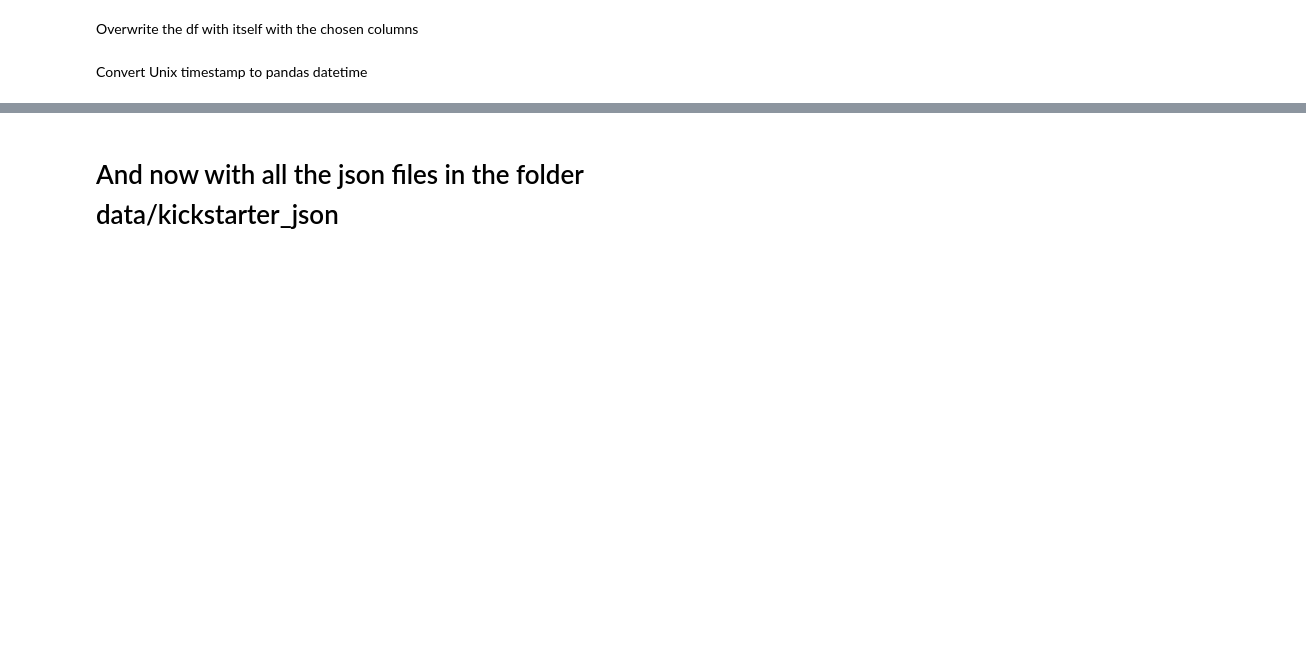
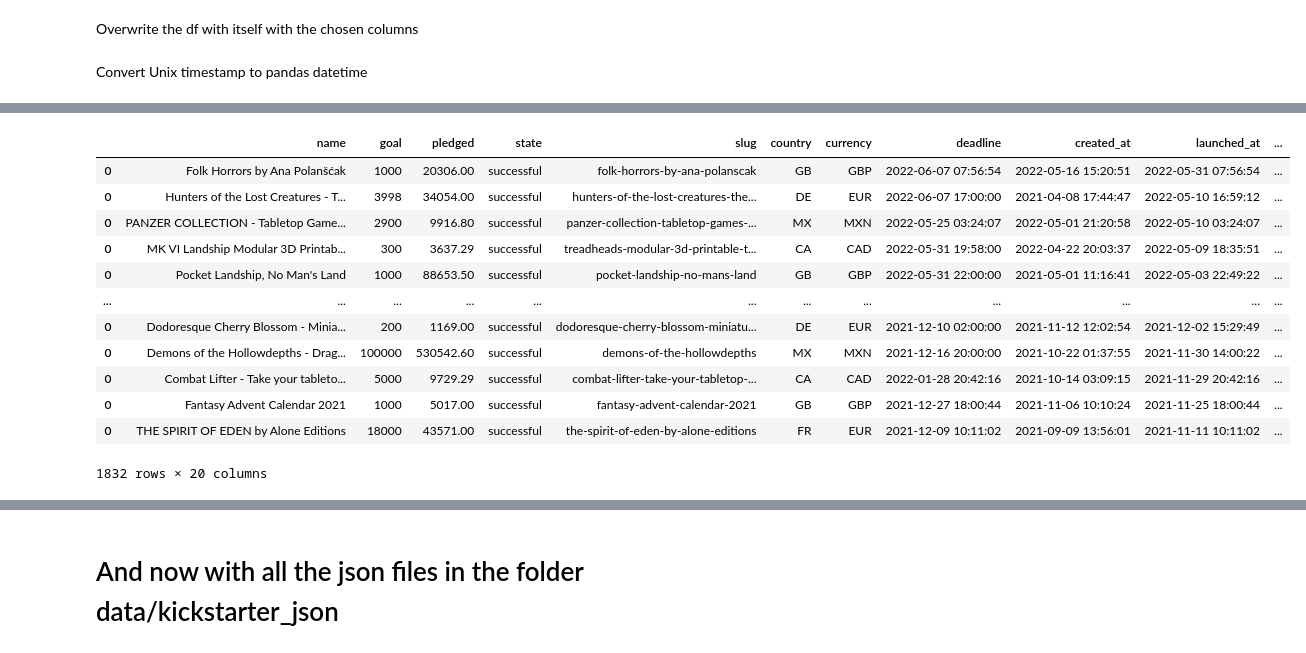
Before and after one commit to Daily-Lama-Capstone/Daily-Lama-Capstone, a Jupyter notebook: kickstarter_json_Christopher.ipynb, the cells around one changed output, grey strips where cells are left out. Cells and saved outputs as stored; diff of their text form; code cells hidden in the pictures; blank space fills up the shorter version.

```diff
--- a/kickstarter_json_Christopher.ipynb
+++ b/kickstarter_json_Christopher.ipynb
@@ -38,7 +42,7 @@ List of Columns to keep
 # %%
 columns_to_keep = cjf.columns_to_keep
 # %%
-columns_to_keep[0] = 'game_name'
+columns_to_keep[0] = 'name'
 # %%
 columns_to_keep
 # %% [output]
@@ -66,0 +117,20 @@ df = cjf.unix_to_datetime(df)
+# %%
+df.usd_pledged = df.usd_pledged.astype(float)
+# %%
+mask = df["fx_rate"] != df["usd_exchange_rate"]
+df.loc[mask,'usd_pledged'] / df.loc[mask,"pledged"]
+#df["checkor"] = df.usd_pledged / df.pledged
+# %% [output]
+|  | name | goal | pledged | state | slug | country | currency | deadline | created_at | launched_at | ... |
+| 0 | Folk Horrors by Ana Polanšćak | 1000 | 20306.00 | successful | folk-horrors-by-ana-polanscak | GB | GBP | 2022-06-07 07:56:54 | 2022-05-16 15:20:51 | 2022-05-31 07:56:54 | ... |
+| 0 | Hunters of the Lost Creatures - T... | 3998 | 34054.00 | successful | hunters-of-the-lost-creatures-the... | DE | EUR | 2022-06-07 17:00:00 | 2021-04-08 17:44:47 | 2022-05-10 16:59:12 | ... |
+| 0 | PANZER COLLECTION - Tabletop Game... | 2900 | 9916.80 | successful | panzer-collection-tabletop-games-... | MX | MXN | 2022-05-25 03:24:07 | 2022-05-01 21:20:58 | 2022-05-10 03:24:07 | ... |
+| 0 | MK VI Landship Modular 3D Printab... | 300 | 3637.29 | successful | treadheads-modular-3d-printable-t... | CA | CAD | 2022-05-31 19:58:00 | 2022-04-22 20:03:37 | 2022-05-09 18:35:51 | ... |
+| 0 | Pocket Landship, No Man's Land | 1000 | 88653.50 | successful | pocket-landship-no-mans-land | GB | GBP | 2022-05-31 22:00:00 | 2021-05-01 11:16:41 | 2022-05-03 22:49:22 | ... |
+| ... | ... | ... | ... | ... | ... | ... | ... | ... | ... | ... | ... |
+| 0 | Dodoresque Cherry Blossom - Minia... | 200 | 1169.00 | successful | dodoresque-cherry-blossom-miniatu... | DE | EUR | 2021-12-10 02:00:00 | 2021-11-12 12:02:54 | 2021-12-02 15:29:49 | ... |
+| 0 | Demons of the Hollowdepths - Drag... | 100000 | 530542.60 | successful | demons-of-the-hollowdepths | MX | MXN | 2021-12-16 20:00:00 | 2021-10-22 01:37:55 | 2021-11-30 14:00:22 | ... |
+| 0 | Combat Lifter - Take your tableto... | 5000 | 9729.29 | successful | combat-lifter-take-your-tabletop-... | CA | CAD | 2022-01-28 20:42:16 | 2021-10-14 03:09:15 | 2021-11-29 20:42:16 | ... |
+| 0 | Fantasy Advent Calendar 2021 | 1000 | 5017.00 | successful | fantasy-advent-calendar-2021 | GB | GBP | 2021-12-27 18:00:44 | 2021-11-06 10:10:24 | 2021-11-25 18:00:44 | ... |
+| 0 | THE SPIRIT OF EDEN by Alone Editions | 18000 | 43571.00 | successful | the-spirit-of-eden-by-alone-editions | FR | EUR | 2021-12-09 10:11:02 | 2021-09-09 13:56:01 | 2021-11-11 10:11:02 | ... |
+1832 rows × 20 columns
```
Also changed, not shown: parts of 34 cells of this notebook, 1 other file.
